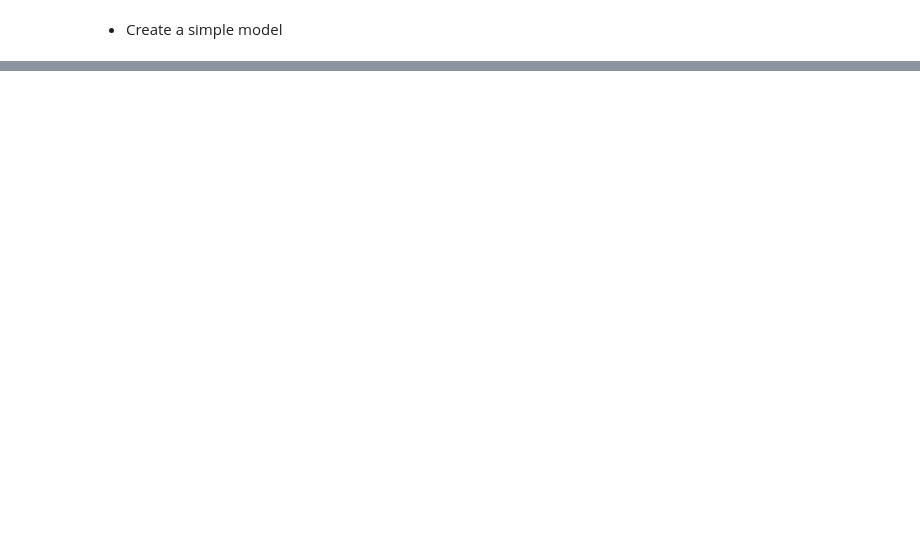
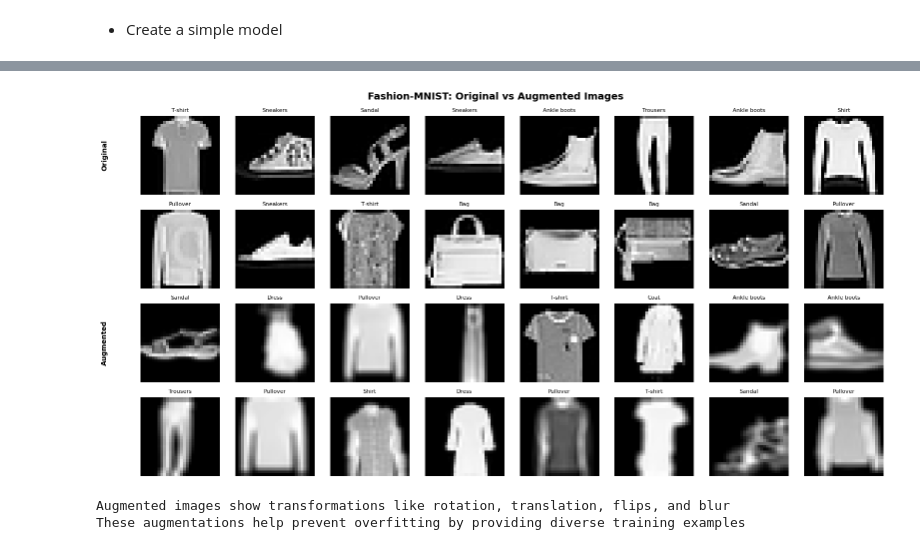
Before and after one commit to marstonsward/aai_521_computer_vision, a Jupyter notebook: module_1/assignment_pytorch.ipynb, the cells around one changed output, grey strips where cells are left out. Saved outputs shown, nothing was run; the diff lists cells and outputs as text; code cells hidden in the pictures; blank space fills up the shorter version.

```diff
--- a/module_1/assignment_pytorch.ipynb
+++ b/module_1/assignment_pytorch.ipynb
@@ -275,0 +682,58 @@ Common issues and solutions:
+# %%
+# Visualize original vs augmented images
+fig, axes = plt.subplots(4, 8, figsize=(16, 8))
+fig.suptitle('Fashion-MNIST: Original vs Augmented Images', fontsize=14, fontweight='bold')
+
+# Get a batch of original images
+dataiter_original = iter(train_loader)
+original_images, original_labels = next(dataiter_original)
+
+# Get a batch of augmented images
+dataiter_augmented = iter(augmented_train_loader)
+augmented_images, augmented_labels = next(dataiter_augmented)
+
+# Display original images (top 2 rows)
+for i in range(8):
+    ax = axes[0, i]
+    img = original_images[i].numpy().squeeze()
+    ax.imshow(img, cmap='gray')
+    ax.set_title(classes[original_labels[i]], fontsize=8)
+    ax.axis('off')
+    if i == 0:
+        ax.text(-0.5, 0.5, 'Original', transform=ax.transAxes,
+                fontsize=10, fontweight='bold', rotation=90, va='center')
+
+for i in range(8):
+    ax = axes[1, i]
+    img = original_images[i + 8].numpy().squeeze()
+    ax.imshow(img, cmap='gray')
+    ax.set_title(classes[original_labels[i + 8]], fontsize=8)
+    ax.axis('off')
+
+# Display augmented images (bottom 2 rows)
+for i in range(8):
+    ax = axes[2, i]
+    img = augmented_images[i].numpy().squeeze()
+    ax.imshow(img, cmap='gray')
+    ax.set_title(classes[augmented_labels[i]], fontsize=8)
+    ax.axis('off')
+    if i == 0:
+        ax.text(-0.5, 0.5, 'Augmented', transform=ax.transAxes,
+                fontsize=10, fontweight='bold', rotation=90, va='center')
+
+for i in range(8):
+    ax = axes[3, i]
+    img = augmented_images[i + 8].numpy().squeeze()
+    ax.imshow(img, cmap='gray')
+    ax.set_title(classes[augmented_labels[i + 8]], fontsize=8)
+    ax.axis('off')
+
+plt.tight_layout()
+plt.show()
+
+print("Augmented images show transformations like rotation, translation, flips, and blur")
+print("These augmentations help prevent overfitting by providing diverse training examples")
+# %% [output]
+[figure, added]
+Augmented images show transformations like rotation, translation, flips, and blur
+These augmentations help prevent overfitting by providing diverse training examples
```
Also changed, not shown: parts of 17 cells of this notebook, 2 other files.
